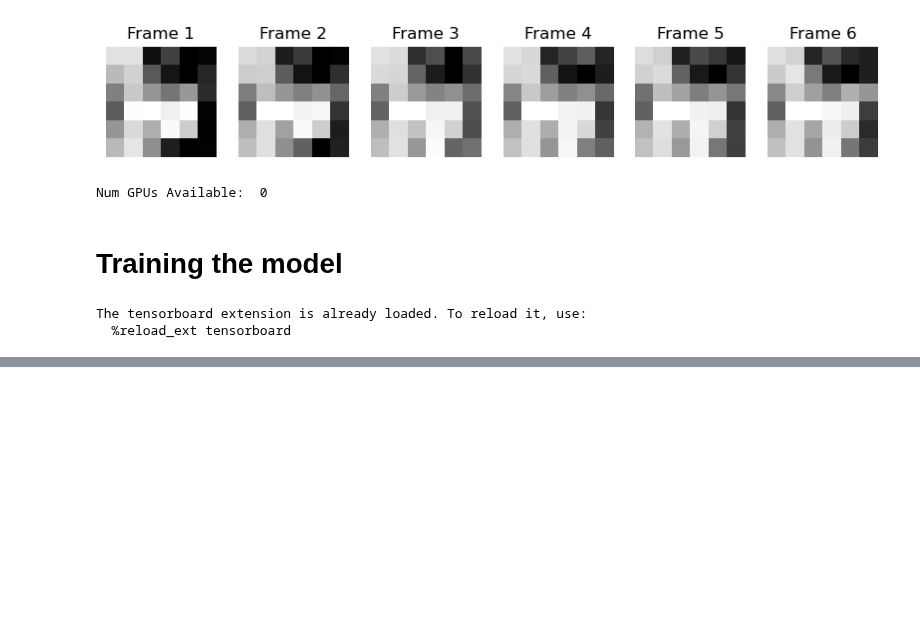
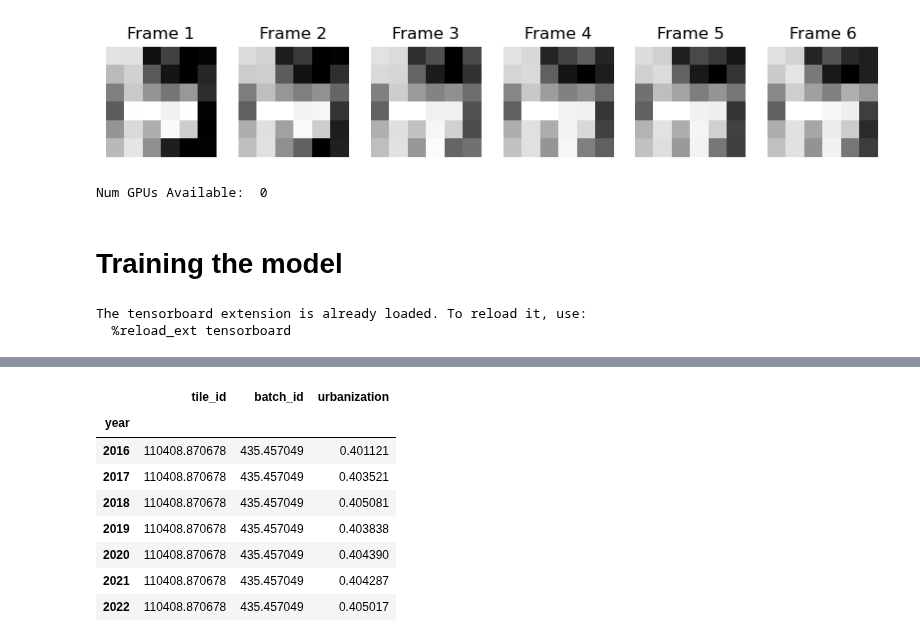
Before and after one commit to victor-radermecker/AdvancedLandCoverAnalytics-Pipeline, a Jupyter notebook: Notebooks/ConvLSTM.ipynb, the cells around one changed output, grey strips where cells are left out. Saved outputs shown, nothing was run; the diff lists cells and outputs as text; code cells hidden in the pictures; blank space fills up the shorter version.

```diff
--- a/Notebooks/ConvLSTM.ipynb
+++ b/Notebooks/ConvLSTM.ipynb
@@ -314,0 +350,12 @@ KeyboardInterrupt:
+# %%
+data.groupby('year').std()
+# %% [output]
+|  | tile_id | batch_id | urbanization |
+| year |  |  |  |
+| 2016 | 110408.870678 | 435.457049 | 0.401121 |
+| 2017 | 110408.870678 | 435.457049 | 0.403521 |
+| 2018 | 110408.870678 | 435.457049 | 0.405081 |
+| 2019 | 110408.870678 | 435.457049 | 0.403838 |
+| 2020 | 110408.870678 | 435.457049 | 0.404390 |
+| 2021 | 110408.870678 | 435.457049 | 0.404287 |
+| 2022 | 110408.870678 | 435.457049 | 0.405017 |
```
Also changed, not shown: parts of 8 cells of this notebook, 4 other files.
